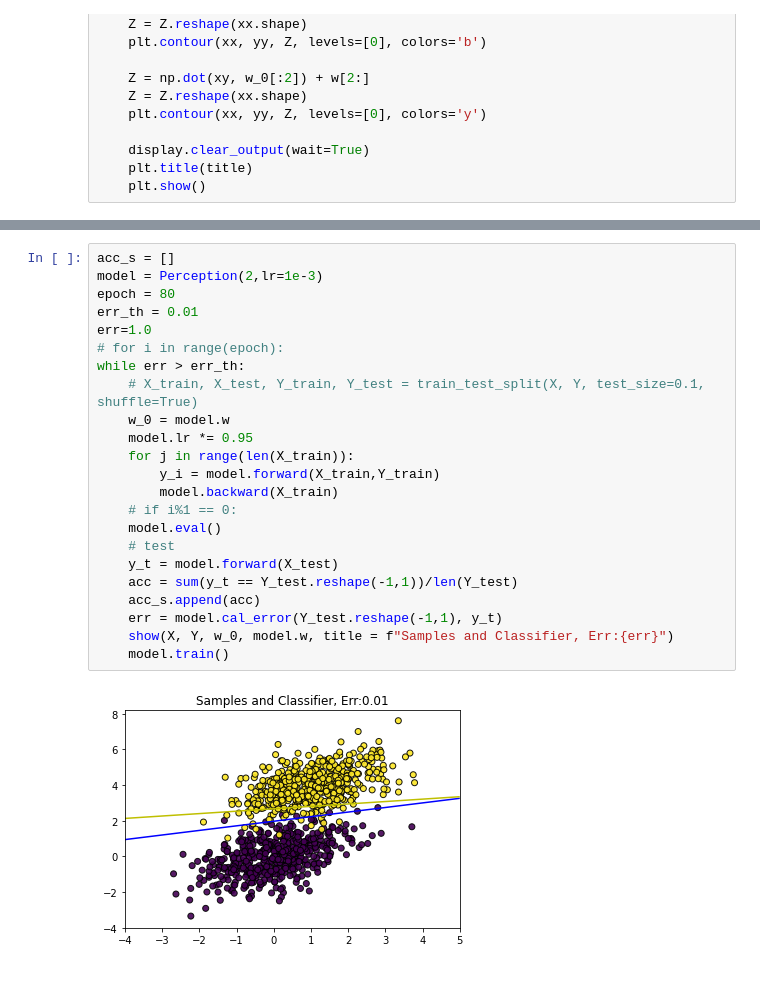
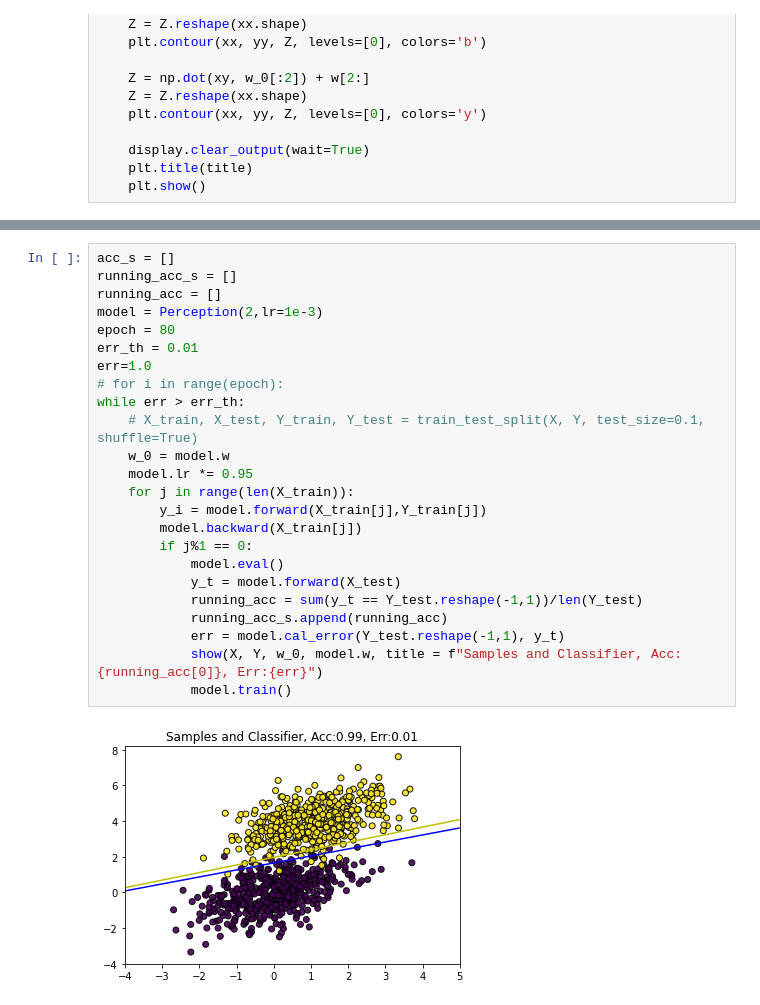
Before and after one commit to Aplacaca/Digital_Image_Processing_Course_Project, a Jupyter notebook: perceptron.ipynb, the cells around one changed output, grey strips where cells are left out. Saved outputs shown, nothing was run; the diff lists cells and outputs as text.

```diff
--- a/perceptron.ipynb
+++ b/perceptron.ipynb
@@ -116,25 +110,26 @@ class Perception():
 # %%
 acc_s = []
+running_acc_s = []
+running_acc = []
 model = Perception(2,lr=1e-3)
 epoch = 80
 err_th = 0.01
 err=1.0
 # for i in range(epoch):
 while err > err_th:
     # X_train, X_test, Y_train, Y_test = train_test_split(X, Y, test_size=0.1, shuffle=True)
     w_0 = model.w
     model.lr *= 0.95
     for j in range(len(X_train)):
-        y_i = model.forward(X_train,Y_train)
-        model.backward(X_train)
-    # if i%1 == 0:
-    model.eval()
-    # test
-    y_t = model.forward(X_test)
-    acc = sum(y_t == Y_test.reshape(-1,1))/len(Y_test)
-    acc_s.append(acc)
-    err = model.cal_error(Y_test.reshape(-1,1), y_t)
-    show(X, Y, w_0, model.w, title = f"Samples and Classifier, Err:{err}")
-    model.train()
+        y_i = model.forward(X_train[j],Y_train[j])
+        model.backward(X_train[j])
+        if j%1 == 0:
+            model.eval()
+            y_t = model.forward(X_test)
+            running_acc = sum(y_t == Y_test.reshape(-1,1))/len(Y_test)
+            running_acc_s.append(running_acc)
+            err = model.cal_error(Y_test.reshape(-1,1), y_t)
+            show(X, Y, w_0, model.w, title = f"Samples and Classifier, Acc:{running_acc[0]}, Err:{err}")
+            model.train()
 # %% [output]
-[figure, old version]
+[figure, new version]
```
Also changed, not shown: parts of 8 cells of this notebook.
